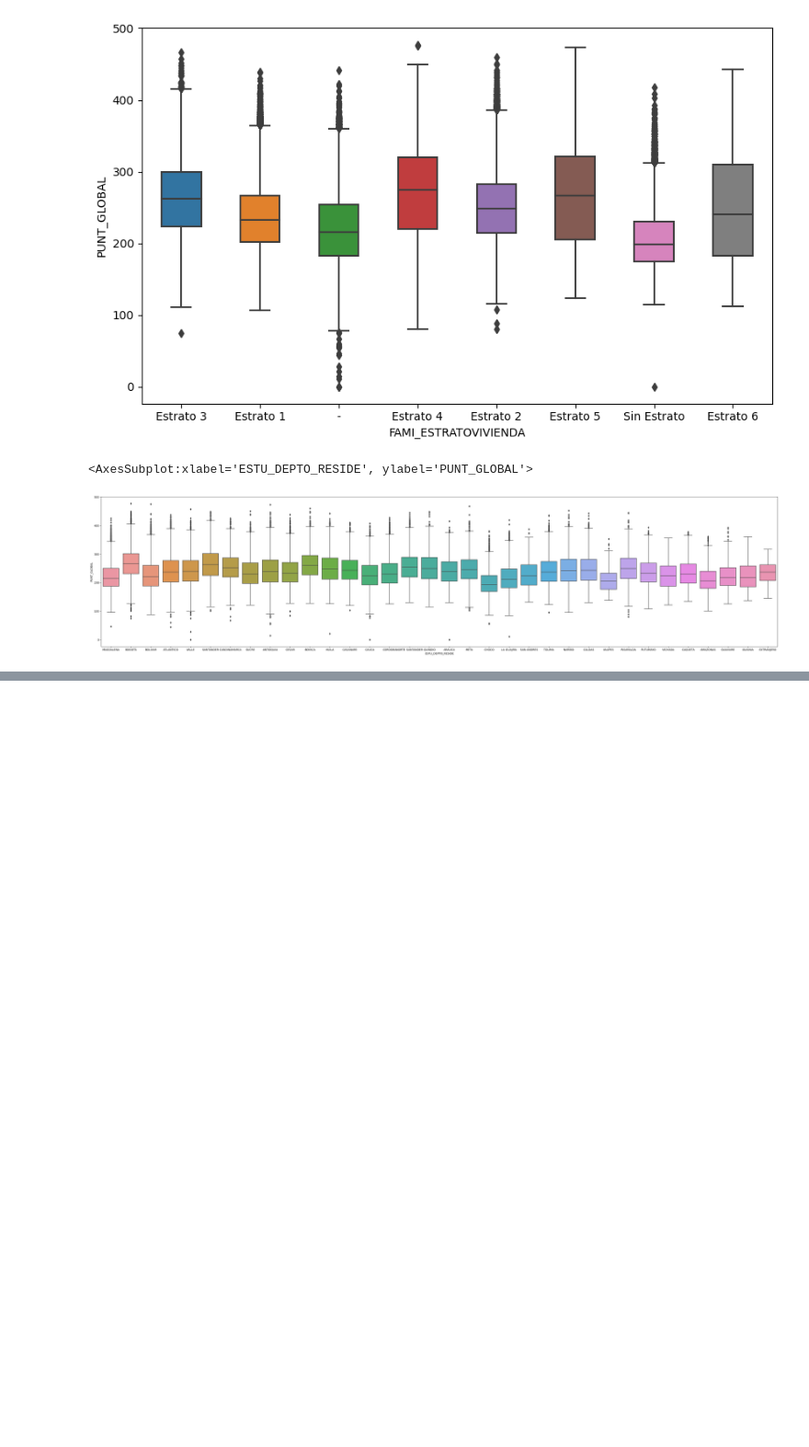
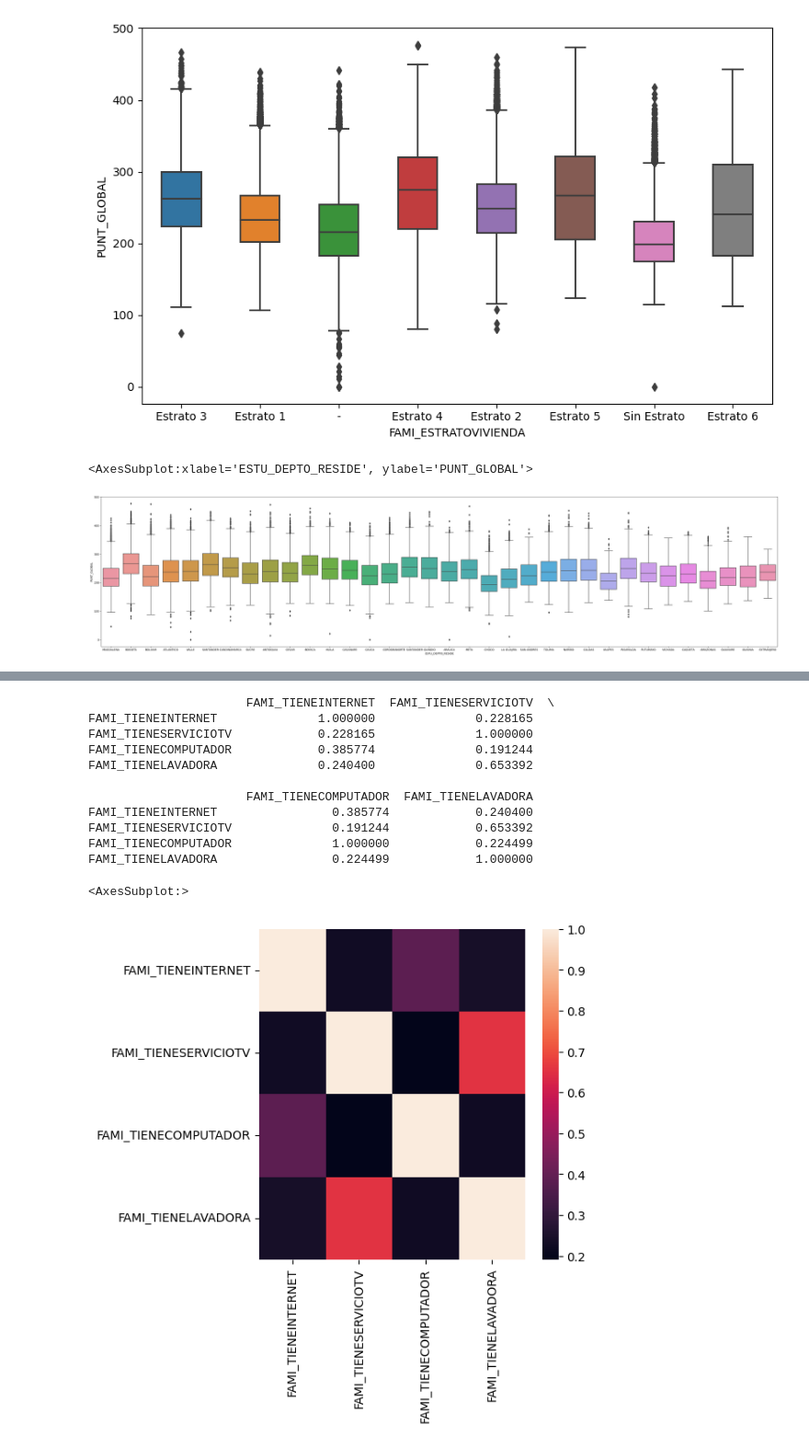
Before and after one commit to afrincon2/Data_Scientist, a Jupyter notebook: DataExplorationIcfes.ipynb, the cells around one changed output, grey strips where cells are left out. Shown at 92% size. Cells and saved outputs as stored; diff of their text form; code cells hidden in the pictures; blank space fills up the shorter version.

```diff
--- a/DataExplorationIcfes.ipynb
+++ b/DataExplorationIcfes.ipynb
@@ -147,0 +153,48 @@ sns.boxplot( x = 'ESTU_DEPTO_RESIDE',y = 'PUNT_GLOBAL', width=0.8, data = df)
+# %%
+
+import scipy.stats as ss
+
+def cramers_v(x, y):
+    confusion_matrix = pd.crosstab(x, y)
+    chi2 = ss.chi2_contingency(confusion_matrix)[0]
+    n = confusion_matrix.sum().sum()
+    phi2 = chi2 / n
+    r, k = confusion_matrix.shape
+    phi2corr = max(0, phi2 - ((k-1)*(r-1))/(n-1))
+    rcorr = r - ((r-1)**2)/(n-1)
+    kcorr = k - ((k-1)**2)/(n-1)
+    return np.sqrt(phi2corr / min((kcorr-1), (rcorr-1)))
+
+# Example usage with a sample DataFrame
+df_categorical = df[["FAMI_TIENEINTERNET","FAMI_TIENESERVICIOTV","FAMI_TIENECOMPUTADOR","FAMI_TIENELAVADORA"]]
+# Create an empty DataFrame to hold the Cramer's V matrix
+columns = df_categorical.columns
+n = len(columns)
+matrix = pd.DataFrame(index=columns, columns=columns, dtype=float)
+
+# Calculate the Cramer's V statistic for each pair of nominal variables
+for i in range(n):
+    for j in range(i, n):
+        v = cramers_v(df_categorical.iloc[:, i], df_categorical.iloc[:, j])
+        matrix.iloc[i, j] = v
+        matrix.iloc[j, i] = v
+
+print(matrix)
+plt.rcParams["figure.figsize"] = (5,5)
+sns.heatmap(matrix,
+        xticklabels=matrix.columns,
+        yticklabels=matrix.columns)
+# %% [output]
+                      FAMI_TIENEINTERNET  FAMI_TIENESERVICIOTV  \
+FAMI_TIENEINTERNET              1.000000              0.228165
+FAMI_TIENESERVICIOTV            0.228165              1.000000
+FAMI_TIENECOMPUTADOR            0.385774              0.191244
+FAMI_TIENELAVADORA              0.240400              0.653392
+
+                      FAMI_TIENECOMPUTADOR  FAMI_TIENELAVADORA
+FAMI_TIENEINTERNET                0.385774            0.240400
+FAMI_TIENESERVICIOTV              0.191244            0.653392
+FAMI_TIENECOMPUTADOR              1.000000            0.224499
+FAMI_TIENELAVADORA                0.224499            1.000000
+<AxesSubplot:>
+[figure, added]
```
Also changed, not shown: parts of 2 cells of this notebook, 1 other file.
